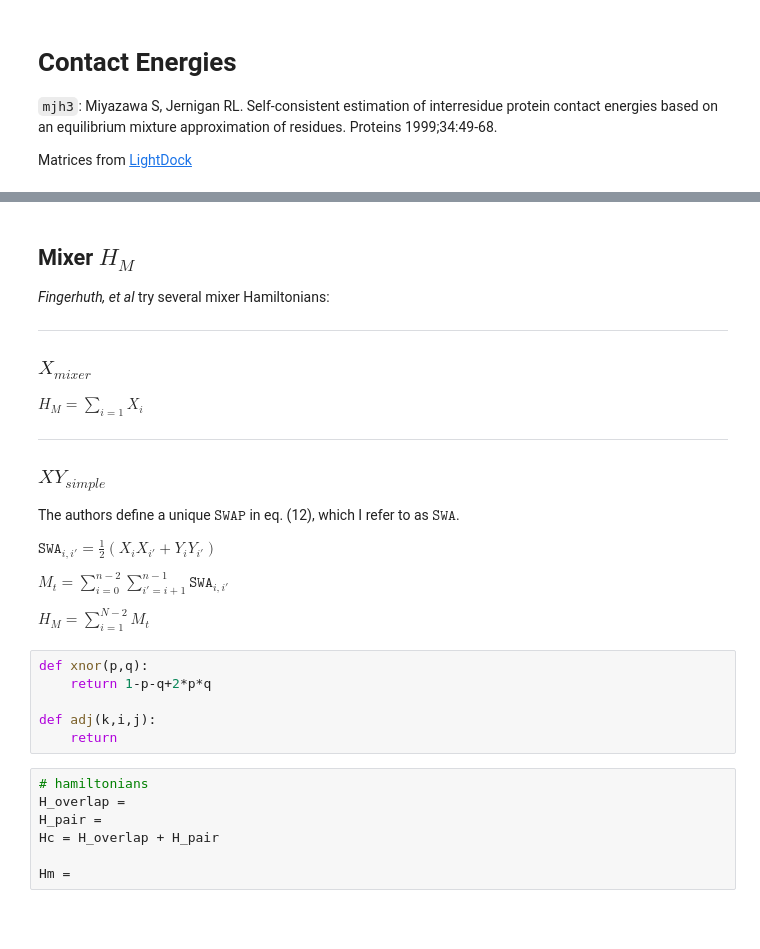
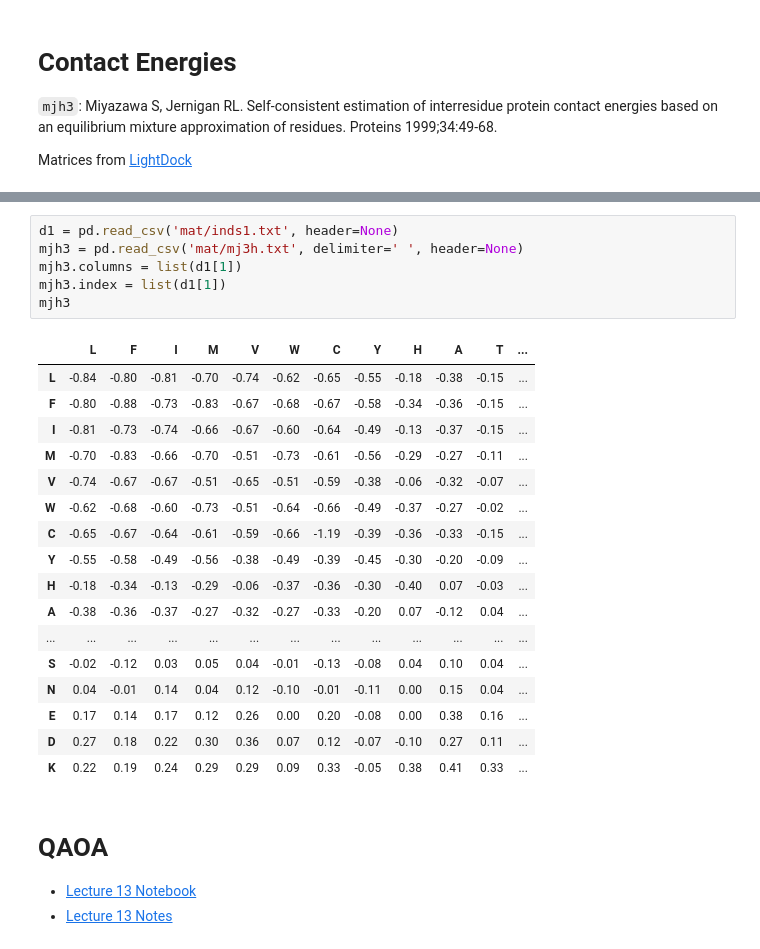
Before and after one commit to slongwell/qfold, a Jupyter notebook: final.ipynb, the cells around one changed output, grey strips where cells are left out. Saved outputs shown, nothing was run; the diff lists cells and outputs as text; blank space fills up the shorter version.

```diff
--- a/final.ipynb
+++ b/final.ipynb
@@ -147,32 +55,28 @@ $H_C = H_{overlap} + H_{pair}$
-# %% [markdown]
-## Mixer $H_M$
-*Fingerhuth, et al* try several mixer Hamiltonians:
-
-------------
-### $X_{mixer}$
-
-$H_M = \sum_{i=1} X_i$
-
-------------
-### $XY_{simple}$
-
-The authors define a unique $\texttt{SWAP}$ in eq. (12), which I refer to as $\texttt{SWA}$.
-
-$\texttt{SWA}_{i,i'} = \frac{1}{2}(X_i X_{i'} + Y_i Y_{i'})$
-
-$M_t = \sum_{i=0}^{n-2} \sum_{i'=i+1}^{n-1} \texttt{SWA}_{i,i'}$
-
-$H_M = \sum_{i=1}^{N-2} M_t$
-# %%
-def xnor(p,q):
-    return 1-p-q+2*p*q
-
-def adj(k,i,j):
-    return
-# %%
-# hamiltonians
-H_overlap =
-H_pair =
-Hc = H_overlap + H_pair
-
-Hm =
+# %%
+d1 = pd.read_csv('mat/inds1.txt', header=None)
+mjh3 = pd.read_csv('mat/mj3h.txt', delimiter=' ', header=None)
+mjh3.columns = list(d1[1])
+mjh3.index = list(d1[1])
+mjh3
+# %% [output]
+|  | L | F | I | M | V | W | C | Y | H | A | T | ... |
+| L | -0.84 | -0.80 | -0.81 | -0.70 | -0.74 | -0.62 | -0.65 | -0.55 | -0.18 | -0.38 | -0.15 | ... |
+| F | -0.80 | -0.88 | -0.73 | -0.83 | -0.67 | -0.68 | -0.67 | -0.58 | -0.34 | -0.36 | -0.15 | ... |
+| I | -0.81 | -0.73 | -0.74 | -0.66 | -0.67 | -0.60 | -0.64 | -0.49 | -0.13 | -0.37 | -0.15 | ... |
+| M | -0.70 | -0.83 | -0.66 | -0.70 | -0.51 | -0.73 | -0.61 | -0.56 | -0.29 | -0.27 | -0.11 | ... |
+| V | -0.74 | -0.67 | -0.67 | -0.51 | -0.65 | -0.51 | -0.59 | -0.38 | -0.06 | -0.32 | -0.07 | ... |
+| W | -0.62 | -0.68 | -0.60 | -0.73 | -0.51 | -0.64 | -0.66 | -0.49 | -0.37 | -0.27 | -0.02 | ... |
+| C | -0.65 | -0.67 | -0.64 | -0.61 | -0.59 | -0.66 | -1.19 | -0.39 | -0.36 | -0.33 | -0.15 | ... |
+| Y | -0.55 | -0.58 | -0.49 | -0.56 | -0.38 | -0.49 | -0.39 | -0.45 | -0.30 | -0.20 | -0.09 | ... |
+| H | -0.18 | -0.34 | -0.13 | -0.29 | -0.06 | -0.37 | -0.36 | -0.30 | -0.40 | 0.07 | -0.03 | ... |
+| A | -0.38 | -0.36 | -0.37 | -0.27 | -0.32 | -0.27 | -0.33 | -0.20 | 0.07 | -0.12 | 0.04 | ... |
+| ... | ... | ... | ... | ... | ... | ... | ... | ... | ... | ... | ... | ... |
+| S | -0.02 | -0.12 | 0.03 | 0.05 | 0.04 | -0.01 | -0.13 | -0.08 | 0.04 | 0.10 | 0.04 | ... |
+| N | 0.04 | -0.01 | 0.14 | 0.04 | 0.12 | -0.10 | -0.01 | -0.11 | 0.00 | 0.15 | 0.04 | ... |
+| E | 0.17 | 0.14 | 0.17 | 0.12 | 0.26 | 0.00 | 0.20 | -0.08 | 0.00 | 0.38 | 0.16 | ... |
+| D | 0.27 | 0.18 | 0.22 | 0.30 | 0.36 | 0.07 | 0.12 | -0.07 | -0.10 | 0.27 | 0.11 | ... |
+| K | 0.22 | 0.19 | 0.24 | 0.29 | 0.29 | 0.09 | 0.33 | -0.05 | 0.38 | 0.41 | 0.33 | ... |
+# %% [markdown]
+# QAOA
+- [Lecture 13 Notebook](http://localhost:8888/lab/tree/lecture13.ipynb)
+- [Lecture 13 Notes](https://cs269q.stanford.edu/lectures/lecture13.pdf)
```
Also changed, not shown: parts of 20 cells of this notebook, 5 other files.
